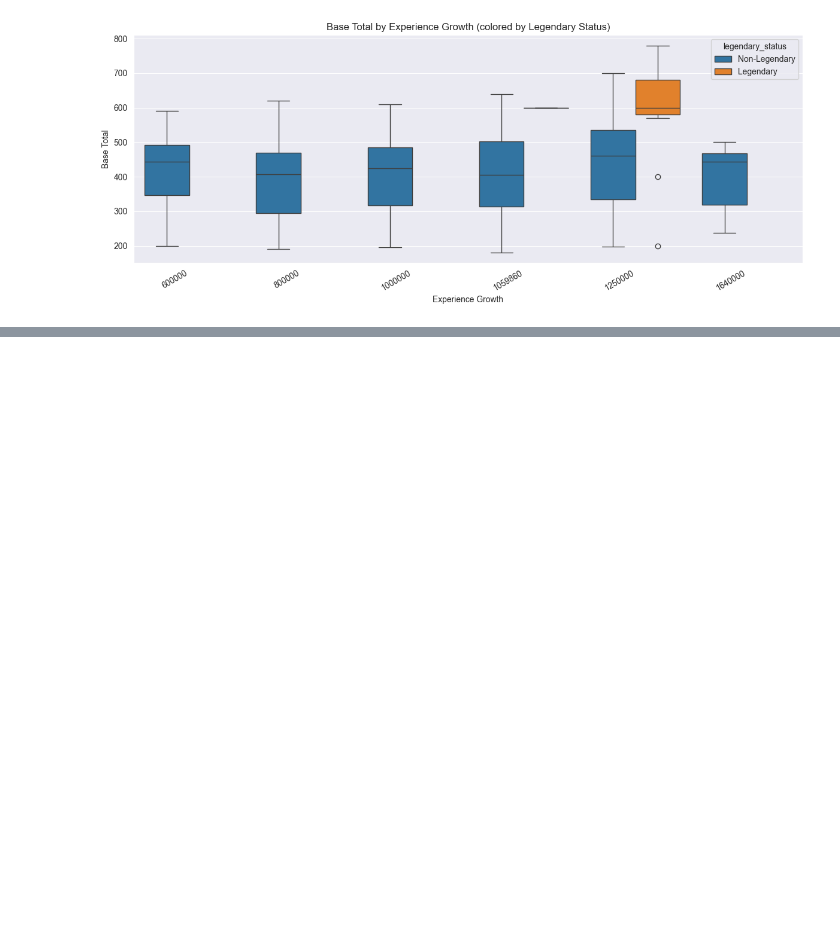
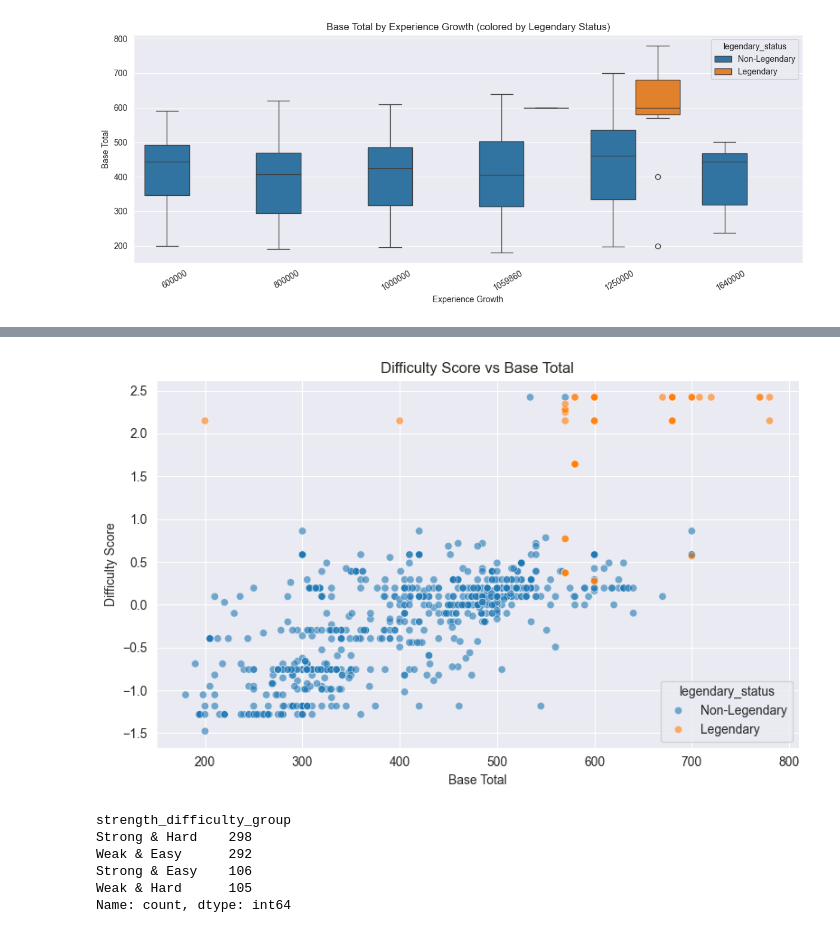
Before and after one commit to Barderus/pokemon-analysis, a Jupyter notebook: Notebooks/01 - New_EDA.ipynb, the cells around one changed output, grey strips where cells are left out. Cells and saved outputs as stored; diff of their text form; code cells hidden in the pictures; blank space fills up the shorter version.

```diff
--- a/Notebooks/01 - New_EDA.ipynb
+++ b/Notebooks/01 - New_EDA.ipynb
@@ -467,0 +559,16 @@ plt.show()
+# %%
+plt.figure(figsize=(8, 5))
+sns.scatterplot(
+    data=df_diff,
+    x="base_total",
+    y="difficulty_score",
+    hue="legendary_status",
+    alpha=0.6
+)
+plt.title("Difficulty Score vs Base Total")
+plt.xlabel("Base Total")
+plt.ylabel("Difficulty Score")
+plt.tight_layout()
+plt.show()
+# %% [output]
+[figure, added]
@@ -467,0 +589,10 @@ plt.show()
+# %%
+df_diff["strength_difficulty_group"] = df_diff.apply(label_quadrant, axis=1)
+df_diff["strength_difficulty_group"].value_counts()
+# %% [output]
+strength_difficulty_group
+Strong & Hard    298
+Weak & Easy      292
+Strong & Easy    106
+Weak & Hard      105
+Name: count, dtype: int64
```
Also changed, not shown: parts of 15 cells of this notebook.
